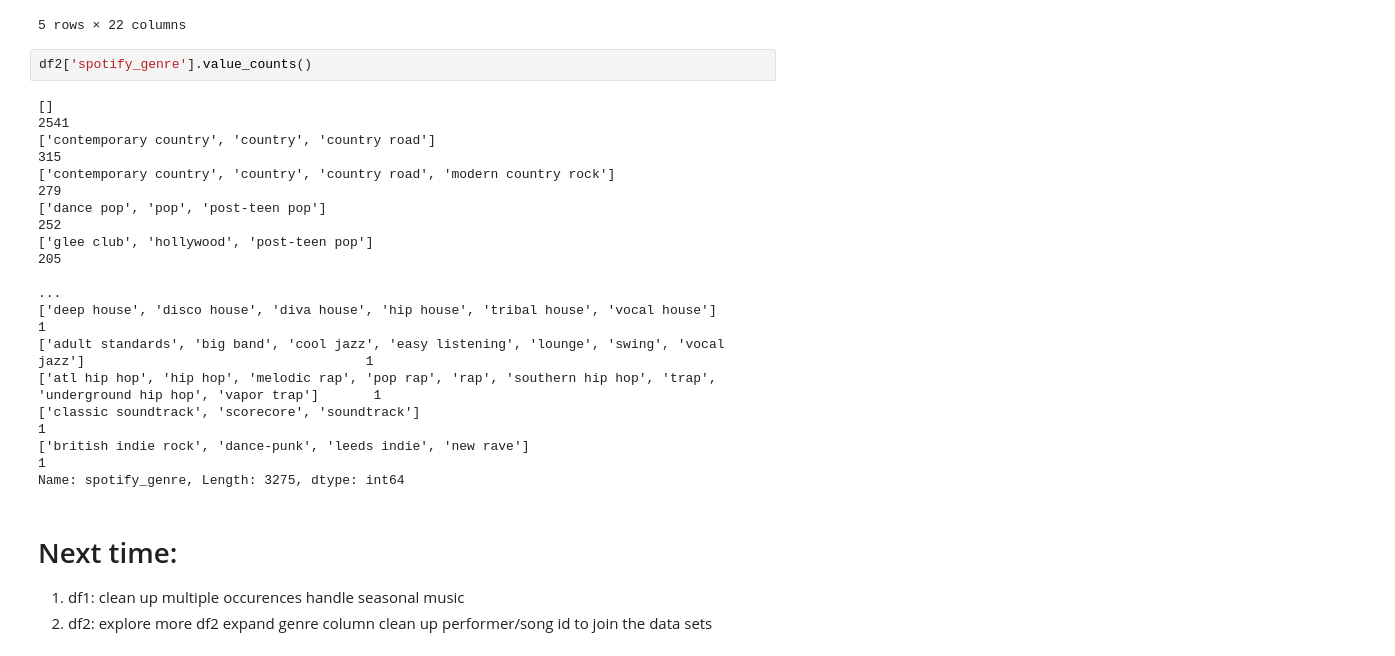
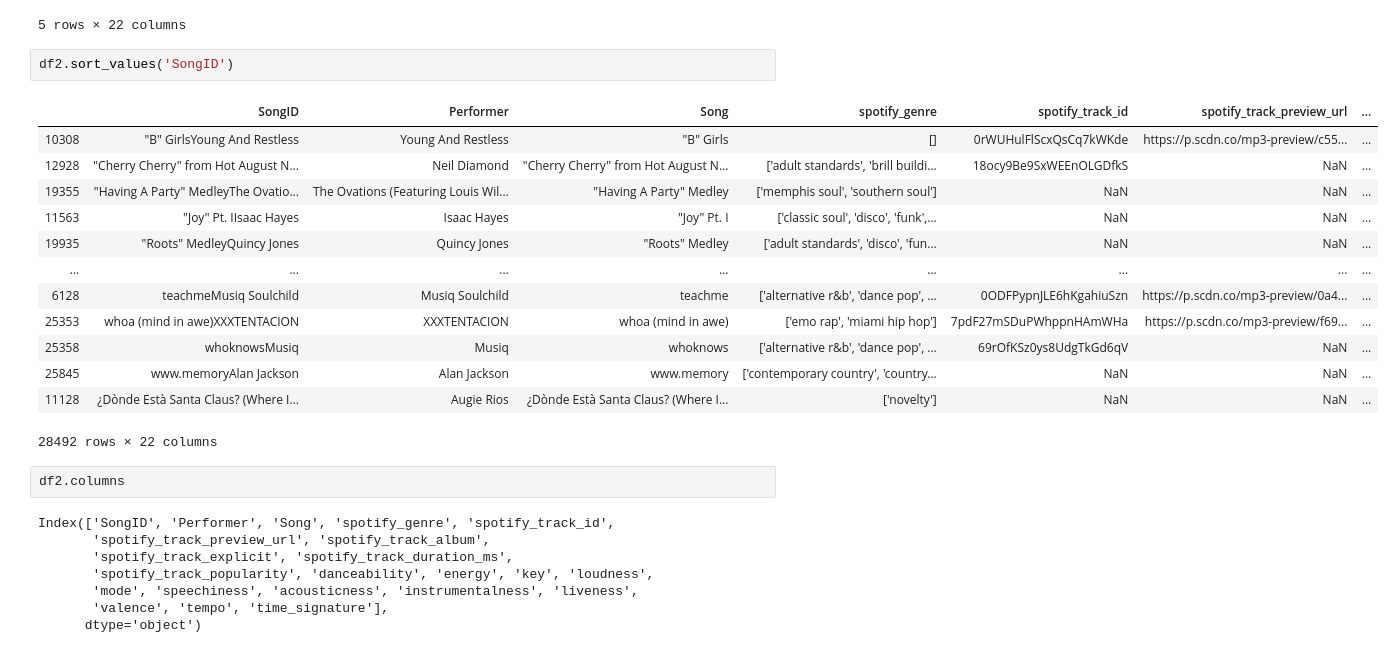
Before and after one commit to RobNewt/Data-Analysis, a Jupyter notebook: Billboard Top 100 (In Progress).ipynb, the cells around one changed output. Cells and saved outputs as stored; diff of their text form.

```diff
--- a/Billboard Top 100 (In Progress).ipynb
+++ b/Billboard Top 100 (In Progress).ipynb
@@ -115,27 +172,29 @@ df2.head()
 | 3 | EnemiesPost Malone Featuring DaBaby | Post Malone Featuring DaBaby | Enemies | ['dfw rap', 'melodic rap', 'rap'] | 0Xek5rqai2jcOWCYWJfVCF | NaN | ... |
 | 4 | Bacc At It AgainYella Beezy, Gucc... | Yella Beezy, Gucci Mane & Quavo | Bacc At It Again | ['dfw rap', 'rap', 'southern hip ... | 2biNa12dMbHJrHVFRt8JyO | https://p.scdn.co/mp3-preview/fa6... | ... |
 5 rows × 22 columns
-# %%
-df2['spotify_genre'].value_counts()
-# %% [output]
-[]                                                                                                                              2541
-['contemporary country', 'country', 'country road']                                                                              315
-['contemporary country', 'country', 'country road', 'modern country rock']                                                       279
-['dance pop', 'pop', 'post-teen pop']                                                                                            252
-['glee club', 'hollywood', 'post-teen pop']                                                                                      205
-                                                                                                                                ...
-['deep house', 'disco house', 'diva house', 'hip house', 'tribal house', 'vocal house']                                            1
-['adult standards', 'big band', 'cool jazz', 'easy listening', 'lounge', 'swing', 'vocal jazz']                                    1
-['atl hip hop', 'hip hop', 'melodic rap', 'pop rap', 'rap', 'southern hip hop', 'trap', 'underground hip hop', 'vapor trap']       1
-['classic soundtrack', 'scorecore', 'soundtrack']                                                                                  1
-['british indie rock', 'dance-punk', 'leeds indie', 'new rave']                                                                    1
-Name: spotify_genre, Length: 3275, dtype: int64
-# %% [markdown]
-# Next time:
-1. df1:
-    clean up multiple occurences
-    handle seasonal music
-2. df2:
-    explore more df2
-    expand genre column
-    clean up performer/song id to join the data sets
+# %%
+df2.sort_values('SongID')
+# %% [output]
+|  | SongID | Performer | Song | spotify_genre | spotify_track_id | spotify_track_preview_url | ... |
+| 10308 | "B" GirlsYoung And Restless | Young And Restless | "B" Girls | [] | 0rWUHulFlScxQsCq7kWKde | https://p.scdn.co/mp3-preview/c55... | ... |
+| 12928 | "Cherry Cherry" from Hot August N... | Neil Diamond | "Cherry Cherry" from Hot August N... | ['adult standards', 'brill buildi... | 18ocy9Be9SxWEEnOLGDfkS | NaN | ... |
+| 19355 | "Having A Party" MedleyThe Ovatio... | The Ovations (Featuring Louis Wil... | "Having A Party" Medley | ['memphis soul', 'southern soul'] | NaN | NaN | ... |
+| 11563 | "Joy" Pt. IIsaac Hayes | Isaac Hayes | "Joy" Pt. I | ['classic soul', 'disco', 'funk',... | NaN | NaN | ... |
+| 19935 | "Roots" MedleyQuincy Jones | Quincy Jones | "Roots" Medley | ['adult standards', 'disco', 'fun... | NaN | NaN | ... |
+| ... | ... | ... | ... | ... | ... | ... | ... |
+| 6128 | teachmeMusiq Soulchild | Musiq Soulchild | teachme | ['alternative r&b', 'dance pop', ... | 0ODFPypnJLE6hKgahiuSzn | https://p.scdn.co/mp3-preview/0a4... | ... |
+| 25353 | whoa (mind in awe)XXXTENTACION | XXXTENTACION | whoa (mind in awe) | ['emo rap', 'miami hip hop'] | 7pdF27mSDuPWhppnHAmWHa | https://p.scdn.co/mp3-preview/f69... | ... |
+| 25358 | whoknowsMusiq | Musiq | whoknows | ['alternative r&b', 'dance pop', ... | 69rOfKSz0ys8UdgTkGd6qV | NaN | ... |
+| 25845 | www.memoryAlan Jackson | Alan Jackson | www.memory | ['contemporary country', 'country... | NaN | NaN | ... |
+| 11128 | ¿Dònde Està Santa Claus? (Where I... | Augie Rios | ¿Dònde Està Santa Claus? (Where I... | ['novelty'] | NaN | NaN | ... |
+28492 rows × 22 columns
+# %%
+df2.columns
+# %% [output]
+Index(['SongID', 'Performer', 'Song', 'spotify_genre', 'spotify_track_id',
+       'spotify_track_preview_url', 'spotify_track_album',
+       'spotify_track_explicit', 'spotify_track_duration_ms',
+       'spotify_track_popularity', 'danceability', 'energy', 'key', 'loudness',
+       'mode', 'speechiness', 'acousticness', 'instrumentalness', 'liveness',
+       'valence', 'tempo', 'time_signature'],
+      dtype='object')
```
Also changed, not shown: parts of 13 cells of this notebook.
